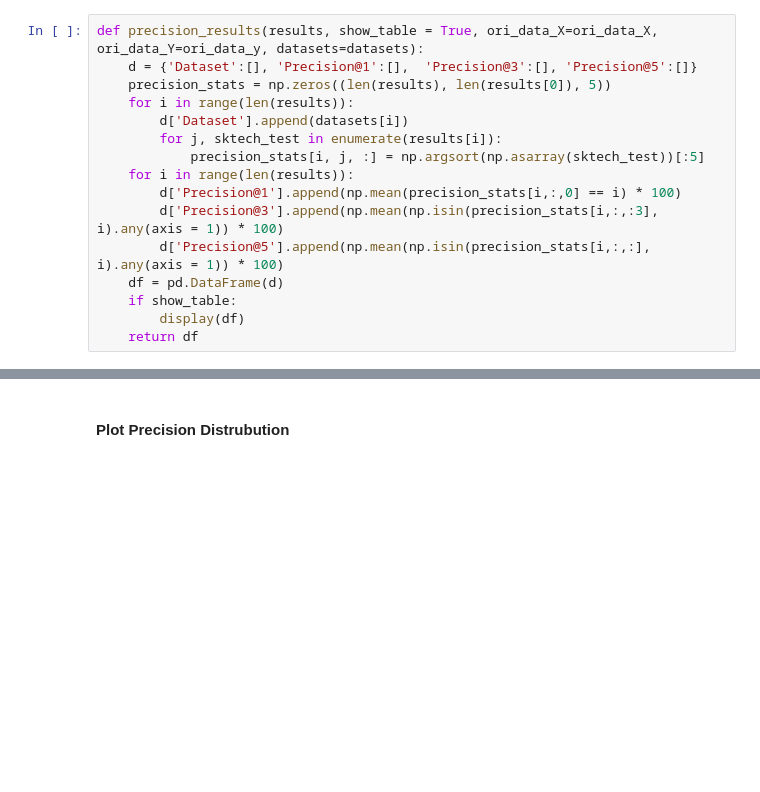
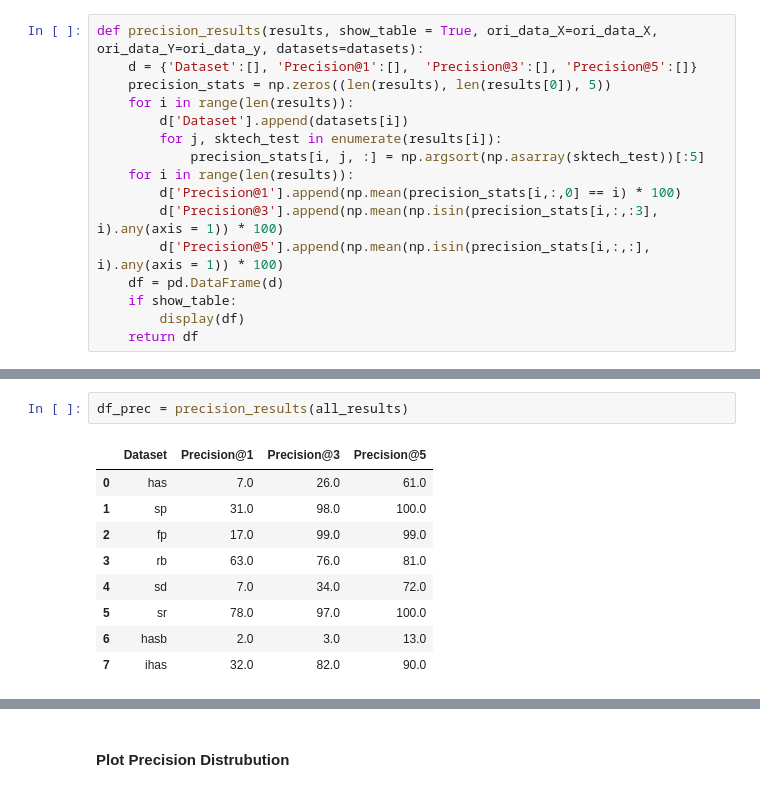
Before and after one commit to SunHaotian14/Qetch_Plus, a Jupyter notebook: Crowd-Study Data/Experiment.ipynb, the cells around one changed output, grey strips where cells are left out. Saved outputs shown, nothing was run; the diff lists cells and outputs as text; blank space fills up the shorter version.

```diff
--- a/Crowd-Study Data/Experiment.ipynb
+++ b/Crowd-Study Data/Experiment.ipynb
@@ -627,0 +717,12 @@ def precision_results(results, show_table = True, ori_data_X=ori_data_X, ori_dat
+# %%
+df_prec = precision_results(all_results)
+# %% [output]
+|  | Dataset | Precision@1 | Precision@3 | Precision@5 |
+| 0 | has | 7.0 | 26.0 | 61.0 |
+| 1 | sp | 31.0 | 98.0 | 100.0 |
+| 2 | fp | 17.0 | 99.0 | 99.0 |
+| 3 | rb | 63.0 | 76.0 | 81.0 |
+| 4 | sd | 7.0 | 34.0 | 72.0 |
+| 5 | sr | 78.0 | 97.0 | 100.0 |
+| 6 | hasb | 2.0 | 3.0 | 13.0 |
+| 7 | ihas | 32.0 | 82.0 | 90.0 |
```
Also changed, not shown: parts of 5 cells of this notebook, 1 other file.
